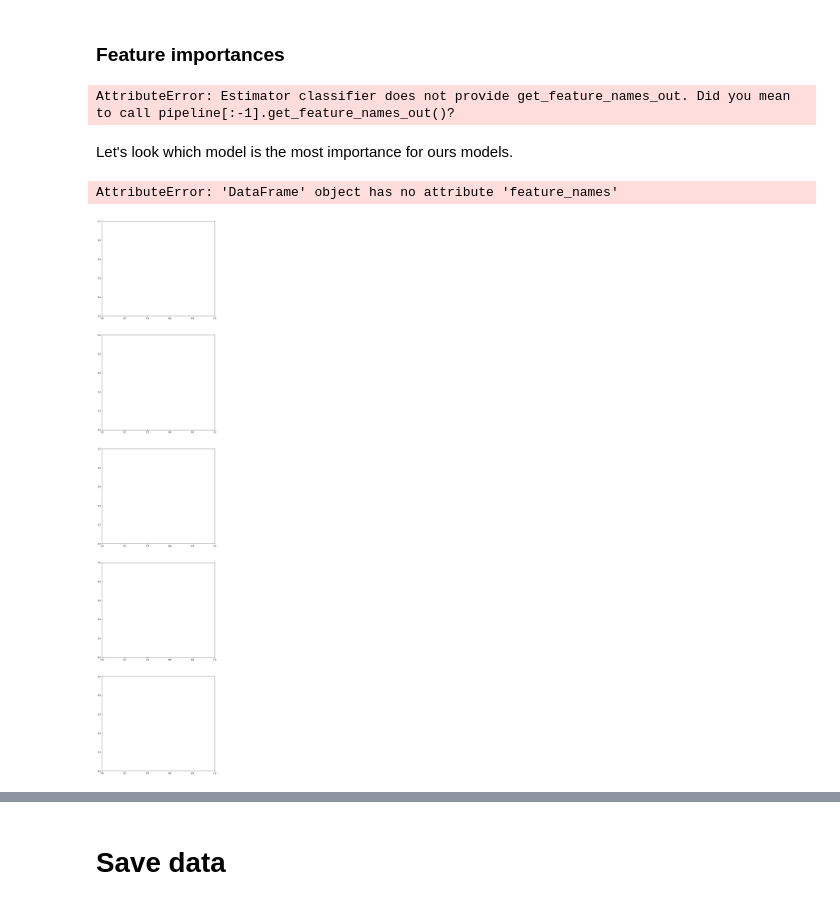
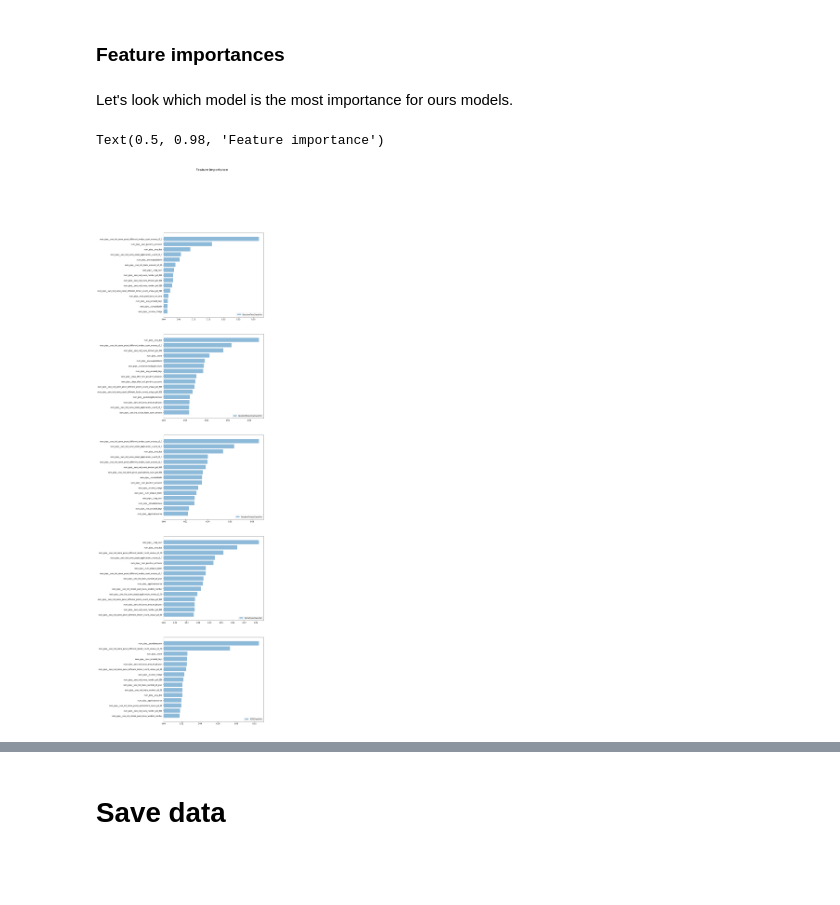
Before and after one commit to Mieczmik/credit-defaults-forecasting, a Jupyter notebook: credit-defaults-forecasting.ipynb, the cells around one changed output, grey strips where cells are left out. Drawn from its saved outputs; the diff is of its cells as text; code cells hidden in the pictures; blank space fills up the shorter version.

```diff
--- a/credit-defaults-forecasting.ipynb
+++ b/credit-defaults-forecasting.ipynb
@@ -440,0 +531,3 @@ grid_11.best_params_
+# %%
+df_experiment = mlflow.search_runs(experiment_ids=[Mmlflow("adaboostexp", "adaboost", adaboost_grid, X_train, y_train)._eid()])
+df_experiment.sort_values(by=["metrics.avg_test_f1"], ascending=False, inplace=True, ignore_index=True)
@@ -441,3 +545,5 @@ grid_11.best_params_
+# %%
+adaboostmodel.fit(X_train, y_train);
 # %% [markdown]
 # Results
 # %% [markdown]
@@ -458,6 +564,7 @@ models.append((str(pipe_8.steps[-1][1]).split("(")[0], grid_8.best_estimator_))
 models.append((str(pipe_9.steps[-1][1]).split("(")[0], grid_9.best_estimator_))
 models.append((str(pipe_10.steps[-1][1]).split("(")[0], grid_10.best_estimator_))
 models.append((str(pipe_11.steps[-1][1]).split("(")[0], grid_11.best_estimator_))
+models.append(("AdaBoostClassifier (ML FLOW)", adaboostmodel))
 
 precision_score = []
 recall_score = []
@@ -467,7 +574,7 @@ roc_auc_score = []
 for name, model in models:
     precision_score.append(metrics.precision_score(y_test , model.predict(X_test)))
     recall_score.append(metrics.recall_score(y_test , model.predict(X_test)))
-    f1_score.append( metrics.f1_score(y_test , model.predict(X_test)))
+    f1_score.append(metrics.f1_score(y_test , model.predict(X_test)))
     accuracy_score.append(metrics.accuracy_score(y_test , model.predict(X_test)))
     if (name == 'LinearSVC'):
         roc_auc_score.append(metrics.roc_auc_score(y_test , model.decision_function(X_test)))
@@ -528,33 +637,32 @@ df
 # %% [markdown]
 ### Feature importances
 # %%
-# feature_names = grid_1.best_estimator_[-1:].get_feature_names_out()\
-#     [grid_1.best_estimator_[-1:].get_support()]
-# feature_importances = {"feature_names": feature_names}
+feature_names = grid_1.best_estimator_[1].get_feature_names_out()\
+    [grid_1.best_estimator_[-2].get_support()]
+feature_importances = {"feature_names": feature_names}
 
-# for name, model in models:
-#     try:
-#         feature_importances[name] = model.named_steps['classifier'].feature_importances_
-#     except: None
+for name, model in models:
+    try:
+        if str(model.named_steps['classifier']).split("(")[0] != 'AdaBoostClassifier':
+            feature_importances[name] = model.named_steps['classifier'].feature_importances_
+    except: None
-# %% [output]
-AttributeError: Estimator classifier does not provide get_feature_names_out. Did you mean to call pipeline[:-1].get_feature_names_out()?
 # %% [markdown]
 Let's look which model is the most importance for ours models.
 # %%
-# feature_importances_df = pd.DataFrame(data=feature_importances)
-# fig, axes = plt.subplots(figsize=(10, 50), nrows=len(feature_importances_df.columns[1:]))
+feature_importances_df = pd.DataFrame(data=feature_importances)
+fig, axes = plt.subplots(figsize=(10, 50), nrows=len(feature_importances_df.columns[1:]))
 
-# i = 0
-# for col in feature_importances_df.columns[1:]:
-#     df = feature_importances_df.sort_values(by=col, ascending=True).iloc[-15:,:]
-#     axes[i].barh(df.feature_names, df[col], align='center', alpha =0.5, label=col)
-#     axes[i].legend()
-#     i += 1
+i = 0
+for col in feature_importances_df.columns[1:]:
+    df = feature_importances_df.sort_values(by=col, ascending=True).iloc[-15:,:]
+    axes[i].barh(df.feature_names, df[col], align='center', alpha =0.5, label=col)
+    axes[i].legend()
+    i += 1
 
-# fig.suptitle("Feature importance", fontsize=18)
+fig.suptitle("Feature importance", fontsize=18)
 # %% [output]
-AttributeError: 'DataFrame' object has no attribute 'feature_names'
+Text(0.5, 0.98, 'Feature importance')
-[figure, old version]
+[figure, new version]
 # %%
 from sklearn.metrics import roc_curve
 
```
Also changed, not shown: parts of 39 cells of this notebook, 1 other file.
